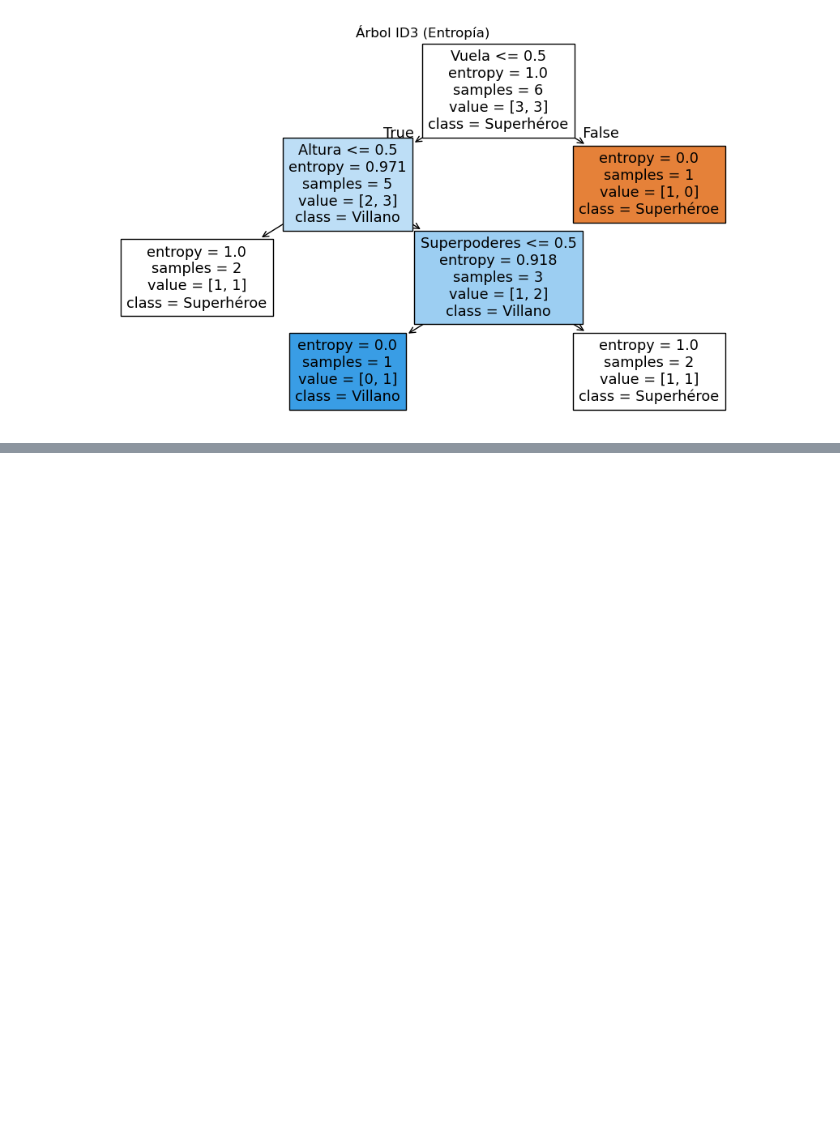
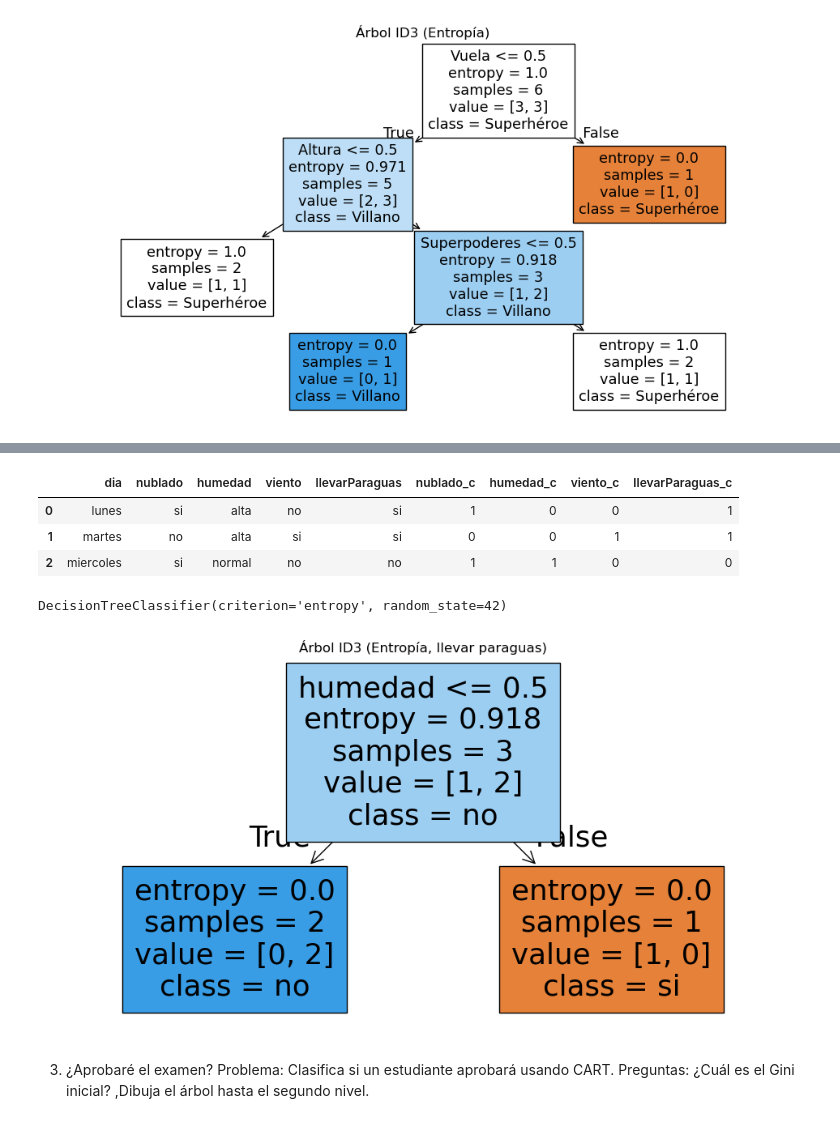
Before and after one commit to AlanMM03/Mineria-de-Datos, a Jupyter notebook: EjerciciosArboles0805.ipynb, the cells around one changed output, grey strips where cells are left out. Saved outputs shown, nothing was run; the diff lists cells and outputs as text; code cells hidden in the pictures; blank space fills up the shorter version.

```diff
--- a/EjerciciosArboles0805.ipynb
+++ b/EjerciciosArboles0805.ipynb
@@ -56,0 +97,34 @@ plt.show()
+# %%
+#Codificamos las variables categoricas
+le=LabelEncoder()
+df['nublado_c']=le.fit_transform(df['nublado'])
+df['humedad_c']=le.fit_transform(df['humedad'])
+df['viento_c']=le.fit_transform(df['viento'])
+df['llevarParaguas_c']=le.fit_transform(df['llevarParaguas'])
+# %%
+df
+# %% [output]
+|  | dia | nublado | humedad | viento | llevarParaguas | nublado_c | humedad_c | viento_c | llevarParaguas_c |
+| 0 | lunes | si | alta | no | si | 1 | 0 | 0 | 1 |
+| 1 | martes | no | alta | si | si | 0 | 0 | 1 | 1 |
+| 2 | miercoles | si | normal | no | no | 1 | 1 | 0 | 0 |
+# %%
+X1=df[['nublado_c','humedad_c','viento_c']]
+y1=df['llevarParaguas_c']
+# %%
+arbol_e=DecisionTreeClassifier(criterion='entropy',random_state=42)
+arbol_e.fit(X1,y1)
+# %% [output]
+DecisionTreeClassifier(criterion='entropy', random_state=42)
+# %%
+plt.figure(figsize=(12, 6))
+plot_tree(arbol_e, feature_names=['nublado', 'humedad', 'viento'],
+          class_names=['si', 'no'], filled=True)
+plt.title("Árbol ID3 (Entropía, llevar paraguas)")
+plt.show()
+# %% [output]
+[figure, added]
+# %% [markdown]
+3. ¿Aprobaré el examen?
+Problema: Clasifica si un estudiante aprobará usando CART.
+Preguntas: ¿Cuál es el Gini inicial? ,Dibuja el árbol hasta el segundo nivel.
```
Also changed, not shown: parts of 31 cells of this notebook.
